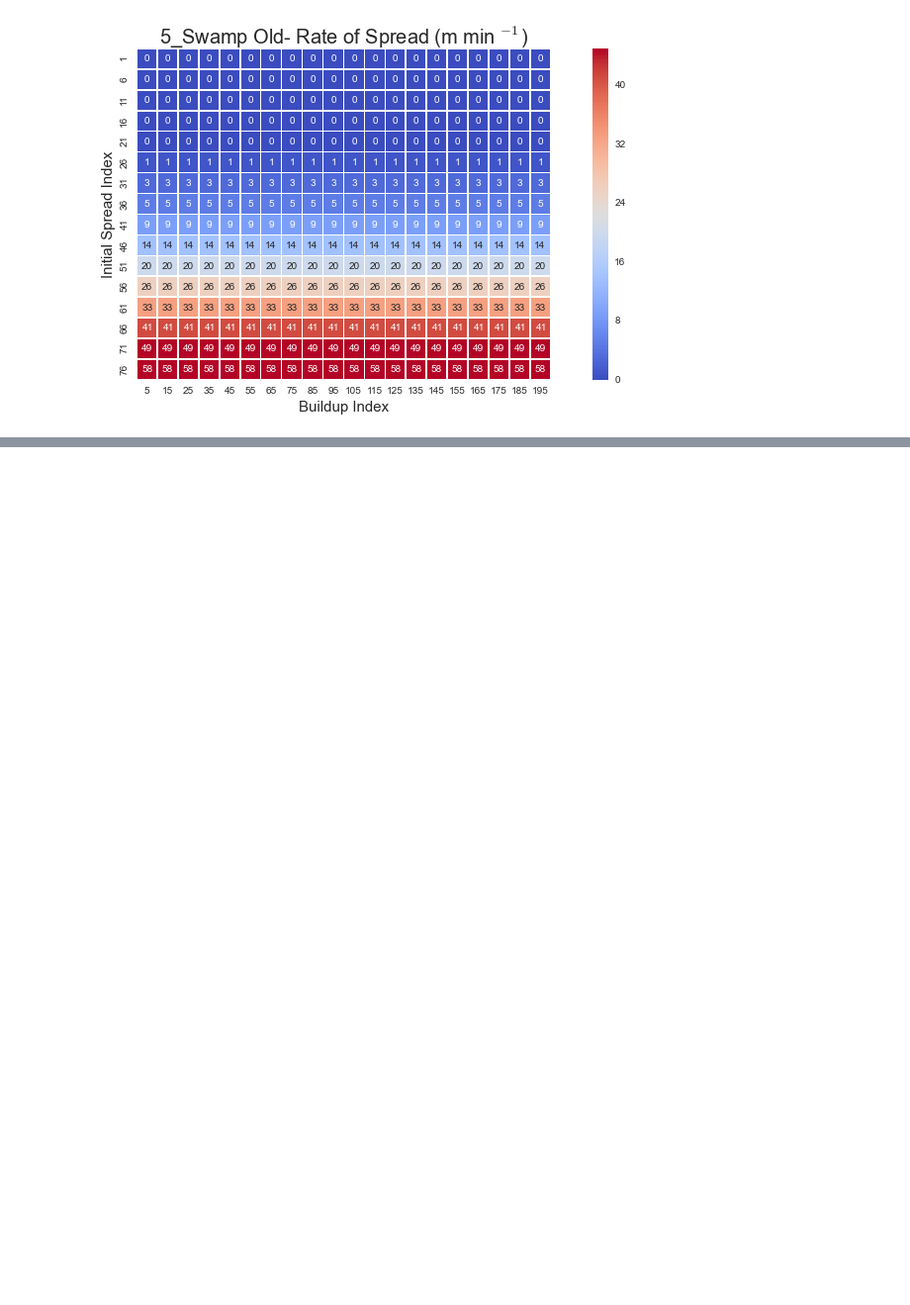
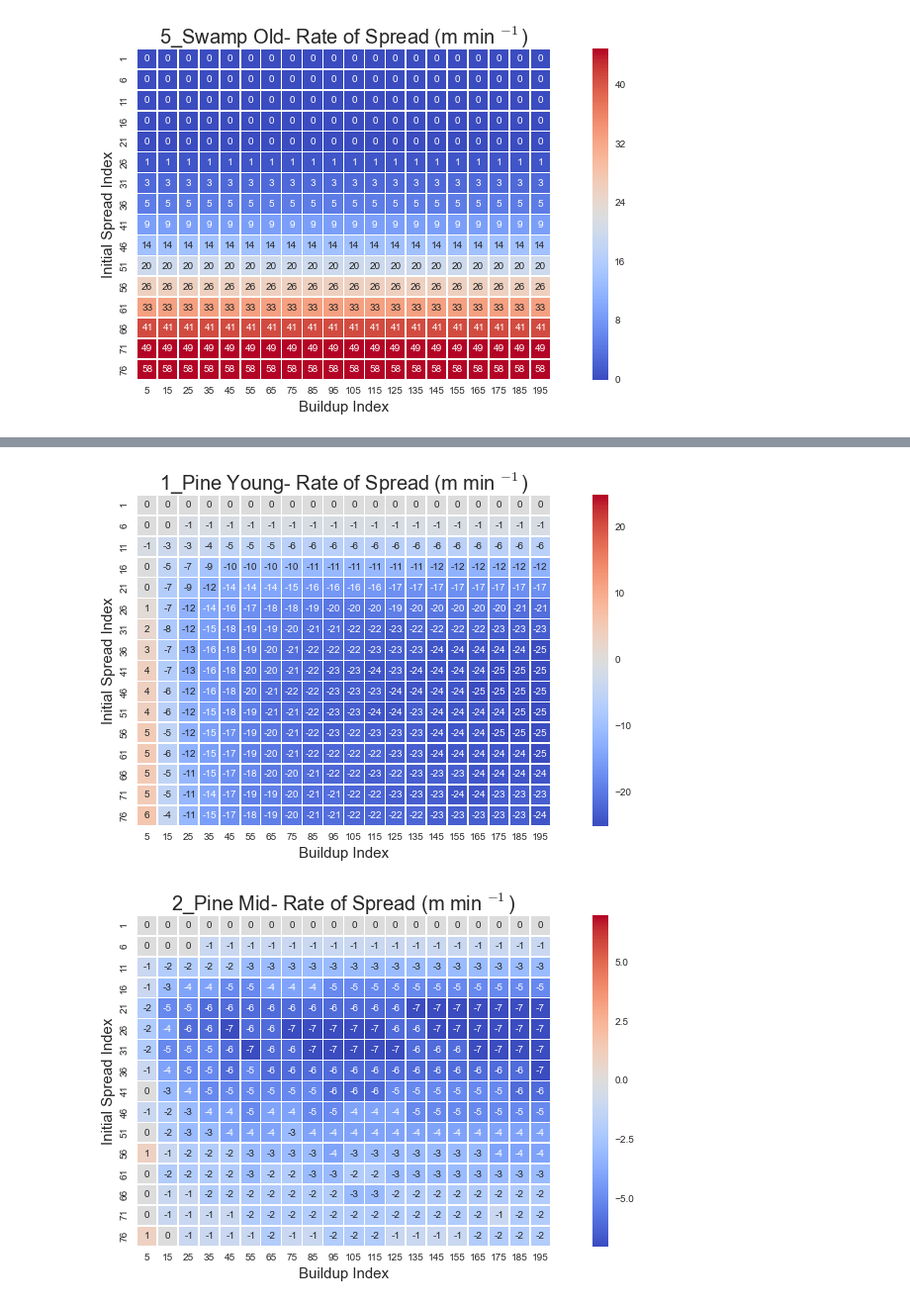
Before and after one commit to djkrofch/Osceola, a Jupyter notebook: Osceola_MGMT.ipynb, the cells around one changed output, grey strips where cells are left out. Shown at 99% size. Cells and saved outputs as stored; diff of their text form; code cells hidden in the pictures; blank space fills up the shorter version.

```diff
--- a/Osceola_MGMT.ipynb
+++ b/Osceola_MGMT.ipynb
@@ -140,0 +159,15 @@ for fuelType in osceolaFuels.LANDIS_Code:
+# %%
+for fuelType in [1,2,3]:
+    fuelName = osceolaFuels[osceolaFuels.LANDIS_Code == fuelType].FuelName.ravel()[0]
+    ROS_Surface = fuelsROS(osceolaFuels, fuelType, ISI_L, BUI_L)
+    ROS_diff    = fuelsROS(osceolaFuels, 92, ISI_L, BUI_L) - ROS_Surface
+    f, (ax) = plt.subplots(1,1, figsize =(15,6))
+    sns.heatmap(ROS_diff, square=True, linewidths=0.2,
+                annot=True, cmap = "coolwarm",)
+    ax.set_xlabel('Buildup Index', fontsize = 15)
+    ax.set_ylabel('Initial Spread Index', fontsize = 15)
+    ax.set_title(str(fuelType) + '_' + fuelName + '- Rate of Spread (m min $^{-1}$)',
+                 fontsize = 20)
+# %% [output]
+[figure, added]
+[figure, added]
```
Also changed, not shown: parts of 5 cells of this notebook.
